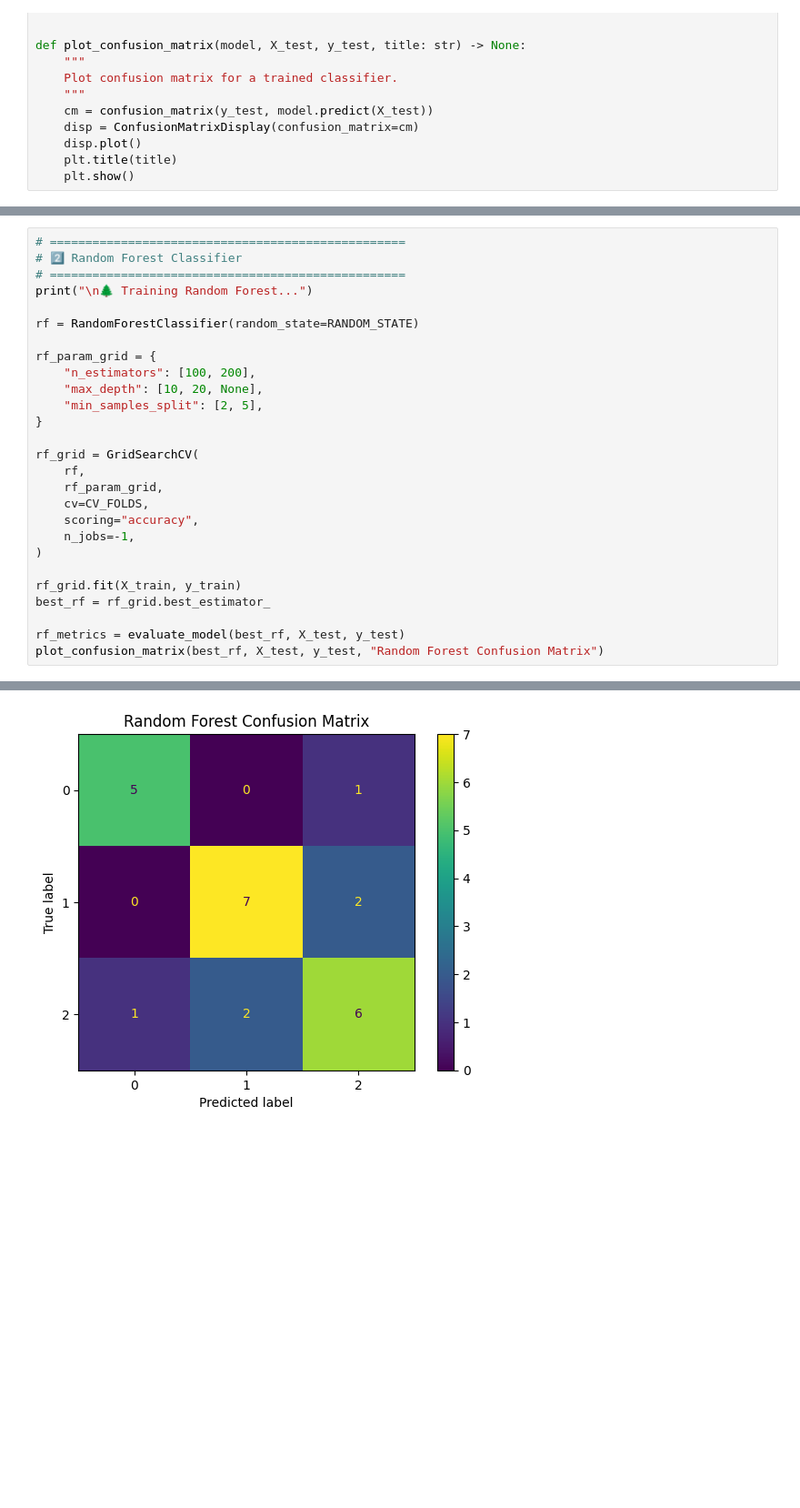
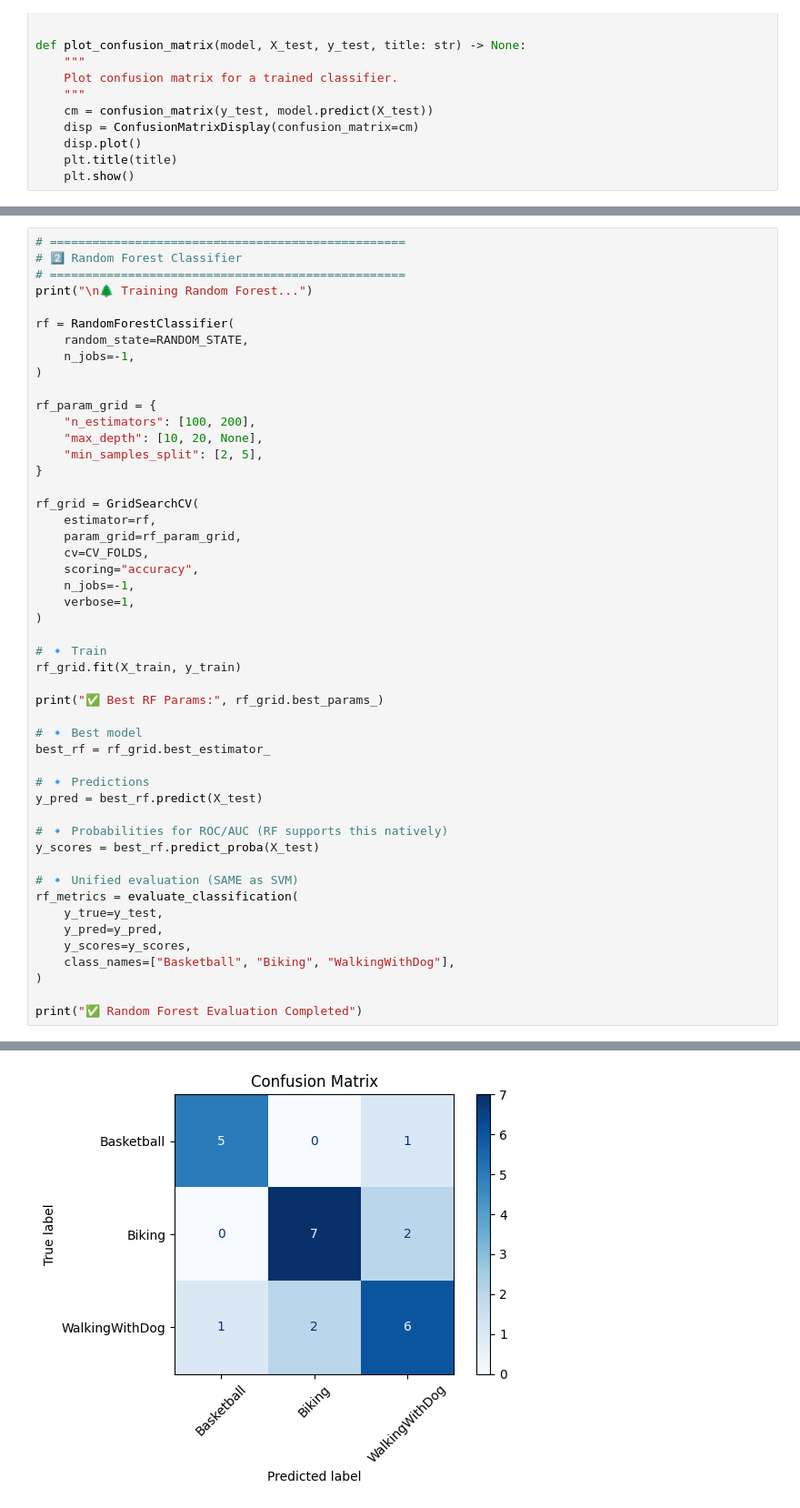
Before and after one commit to 2024ab05275-chocs/Student_2024ab05275_Video_Classification, a Jupyter notebook: code/part_a_classical.ipynb, the cells around one changed output, grey strips where cells are left out. Shown at 91% size. Saved outputs shown, nothing was run; the diff lists cells and outputs as text; blank space fills up the shorter version.

```diff
--- a/code/part_a_classical.ipynb
+++ b/code/part_a_classical.ipynb
@@ -165,7 +207,10 @@ plot_confusion_matrix(best_svm, X_test, y_test, "SVM Confusion Matrix")
 # ==================================================
 print("\n🌲 Training Random Forest...")
 
-rf = RandomForestClassifier(random_state=RANDOM_STATE)
+rf = RandomForestClassifier(
+    random_state=RANDOM_STATE,
+    n_jobs=-1,
+)
 
 rf_param_grid = {
     "n_estimators": [100, 200],
@@ -174,17 +219,36 @@ rf_param_grid = {
 }
 
 rf_grid = GridSearchCV(
-    rf,
-    rf_param_grid,
+    estimator=rf,
+    param_grid=rf_param_grid,
     cv=CV_FOLDS,
     scoring="accuracy",
     n_jobs=-1,
+    verbose=1,
 )
 
+# 🔹 Train
 rf_grid.fit(X_train, y_train)
+
+print("✅ Best RF Params:", rf_grid.best_params_)
+
+# 🔹 Best model
 best_rf = rf_grid.best_estimator_
 
-rf_metrics = evaluate_model(best_rf, X_test, y_test)
-plot_confusion_matrix(best_rf, X_test, y_test, "Random Forest Confusion Matrix")
+# 🔹 Predictions
+y_pred = best_rf.predict(X_test)
+
+# 🔹 Probabilities for ROC/AUC (RF supports this natively)
+y_scores = best_rf.predict_proba(X_test)
+
+# 🔹 Unified evaluation (SAME as SVM)
+rf_metrics = evaluate_classification(
+    y_true=y_test,
+    y_pred=y_pred,
+    y_scores=y_scores,
+    class_names=["Basketball", "Biking", "WalkingWithDog"],
+)
+
+print("✅ Random Forest Evaluation Completed")
 # %% [output]
 🌲 Training Random Forest...
@@ -191 +257 @@ plot_confusion_matrix(best_rf, X_test, y_test, "Random Forest Confusion Matrix")
-[figure, old version]
+[figure, new version]
```
Also changed, not shown: parts of 9 cells of this notebook, 1 other file.
